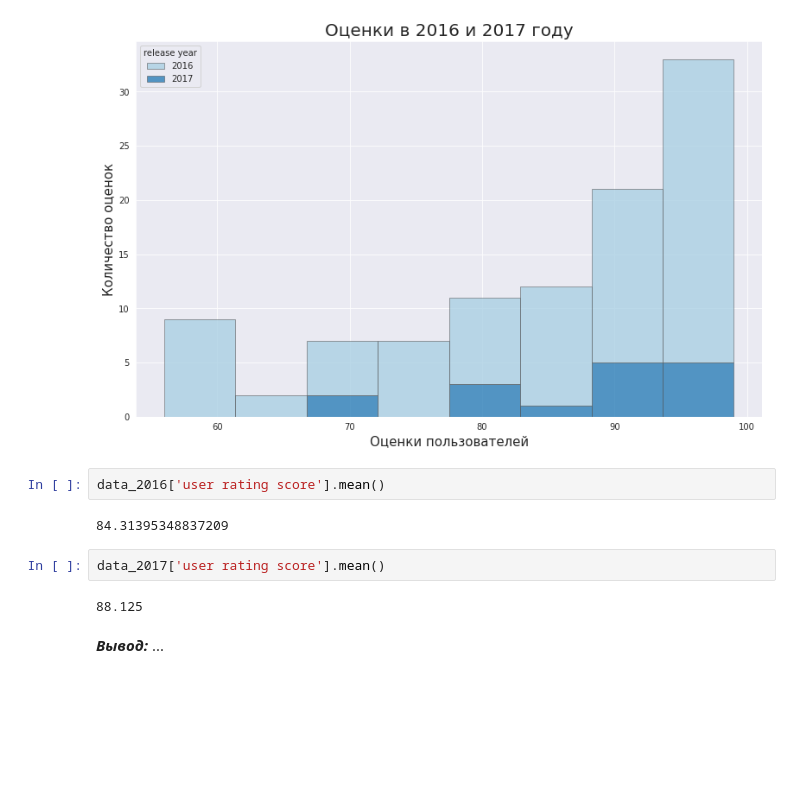
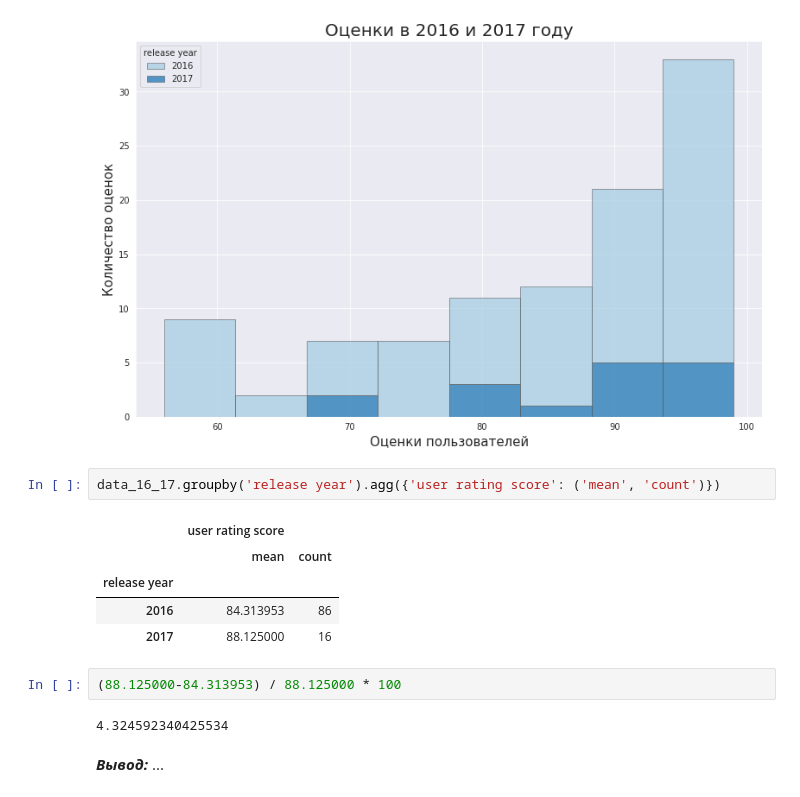
Before and after one commit to VorobyvEgor/Seminar_Sber, a Jupyter notebook: Projects/Егор_Воробьев_[Template]_Групповой_проект__Первичный_анализ_данных_.ipynb, the cells around one changed output. Saved outputs shown, nothing was run; the diff lists cells and outputs as text; blank space fills up the shorter version.

```diff
--- a/Projects/Егор_Воробьев_[Template]_Групповой_проект__Первичный_анализ_данных_.ipynb
+++ b/Projects/Егор_Воробьев_[Template]_Групповой_проект__Первичный_анализ_данных_.ipynb
@@ -204,13 +206,17 @@ plt.title('Оценки в 2016 и 2017 году', fontdict={'fontsize': 20, 'fo
 Text(0.5, 1.0, 'Оценки в 2016 и 2017 году')
 [figure]
 # %%
-data_2016['user rating score'].mean()
+data_16_17.groupby('release year').agg({'user rating score': ('mean', 'count')})
 # %% [output]
-84.31395348837209
+|  | user rating score |  |
+|  | mean | count |
+| release year |  |  |
+| 2016 | 84.313953 | 86 |
+| 2017 | 88.125000 | 16 |
-# %%
-data_2017['user rating score'].mean()
-# %% [output]
-88.125
+# %%
+(88.125000-84.313953) / 88.125000 * 100
+# %% [output]
+4.324592340425534
 # %% [markdown]
 ***Вывод:*** ...
 # %% [markdown]
```
Also changed, not shown: parts of 7 cells of this notebook.
